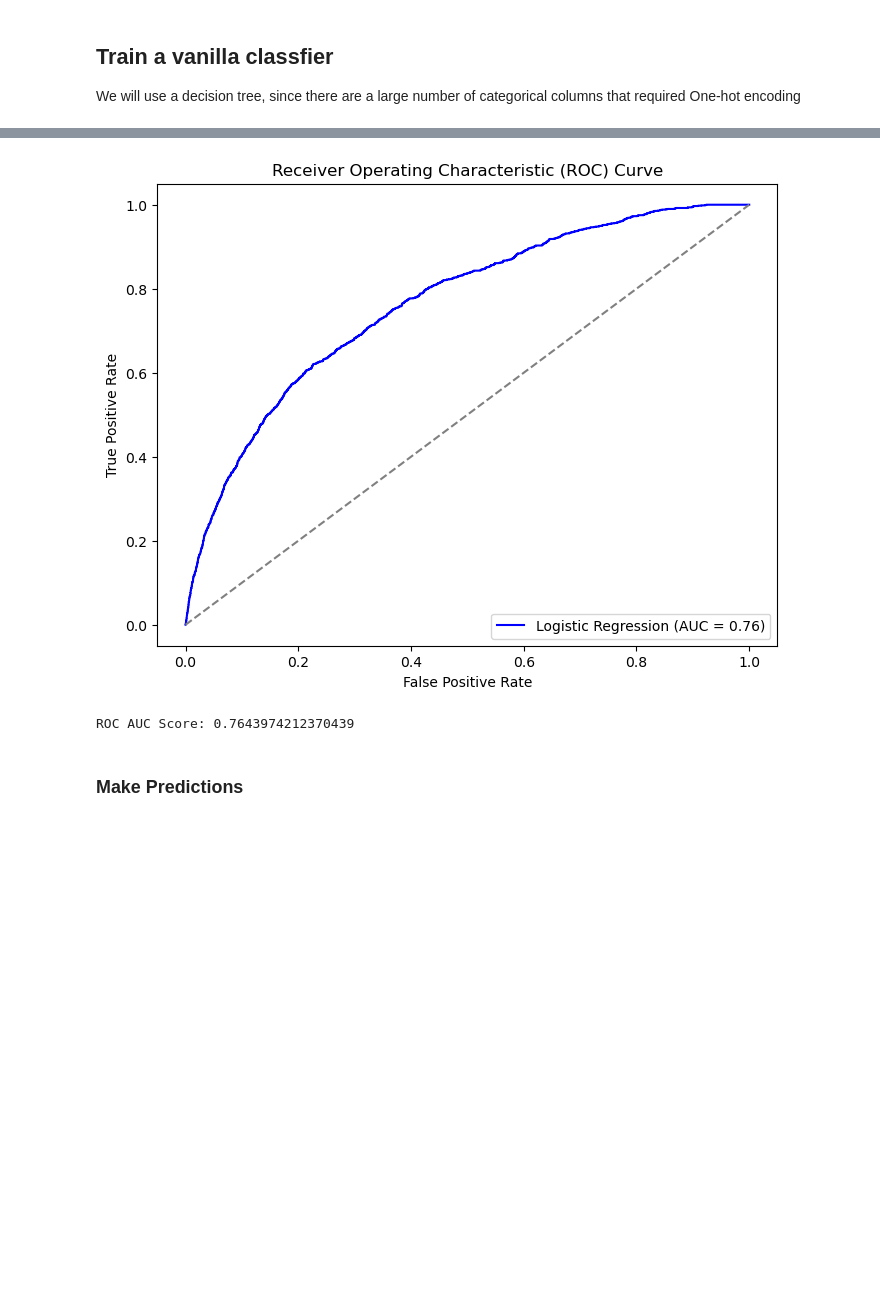
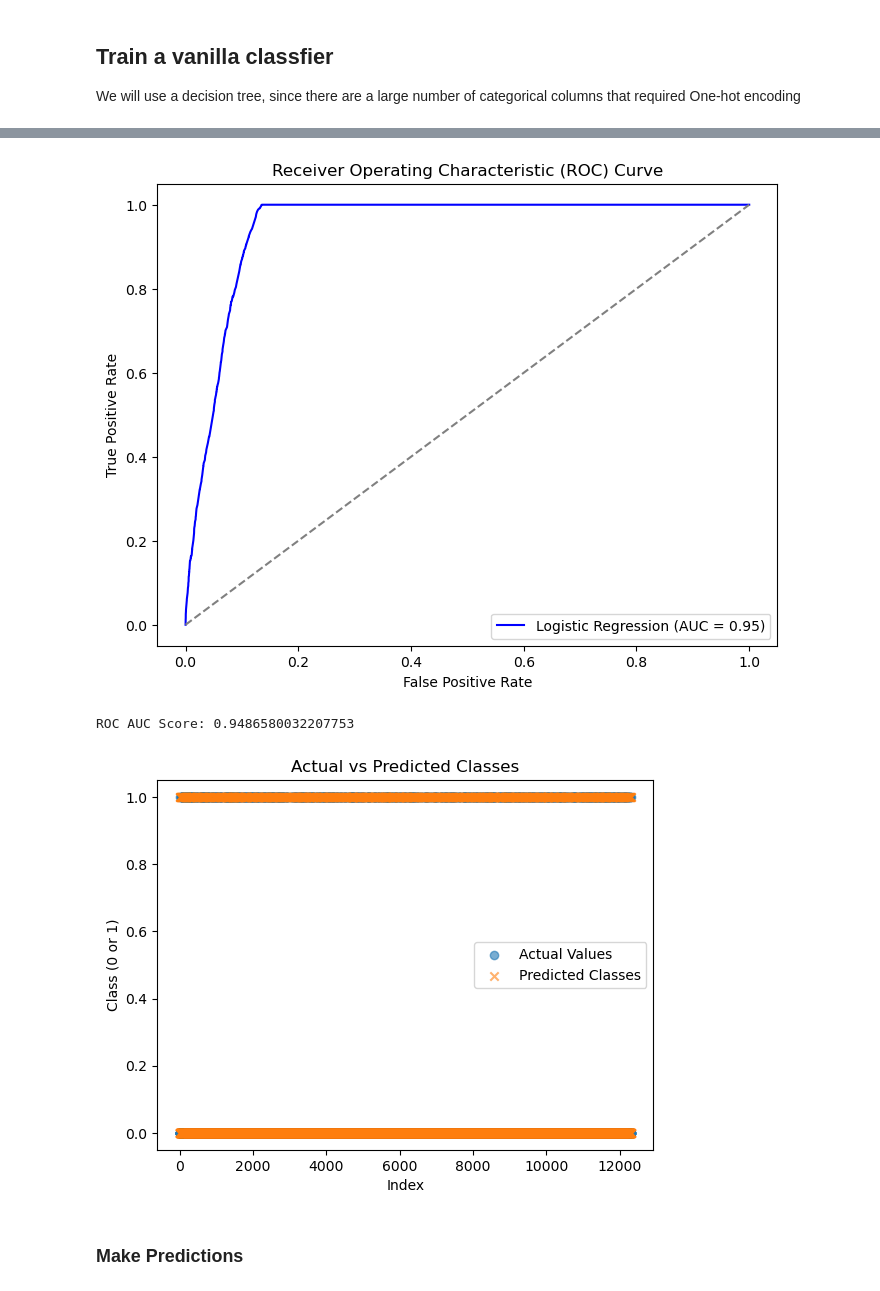
Before and after one commit to omendez930/Terry-Traffic-Stops-Phase3, a Jupyter notebook: index.ipynb, the cells around one changed output, grey strips where cells are left out. Saved outputs shown, nothing was run; the diff lists cells and outputs as text; code cells hidden in the pictures; blank space fills up the shorter version.

```diff
--- a/index.ipynb
+++ b/index.ipynb
@@ -109,3 +129,5 @@ Name: count, dtype: int64
 seattle_data['Arrest Flag'].isnull().sum()
 # %% [output]
 0
+# %%
+seattle_data['Arrest Flag'] = seattle_data['Arrest Flag'].map({"Y": 1, "N": 0})
@@ -145,8 +226,8 @@ plt.show()
 ### This heatmap will help identify the strength and direction of relationships between numerical features, which can highlight potential predictors.
 * Since there are only a handful of continuous variables, we will need to encoded the categorical variables and find a correlation to the target
 # %%
-features = ['Subject Age Group', 'Weapon Type', 'Officer YOB','Officer Gender', 'Officer Race', 'Subject Perceived Race','Initial Call Type', 'Precinct']
-
+# features = ['Subject Age Group', 'Weapon Type', 'Officer YOB','Officer Gender', 'Officer Race', 'Subject Perceived Race','Initial Call Type', 'Precinct']
+features = ['Final Call Type','Stop Resolution','Subject Perceived Gender', 'Subject Perceived Race','Frisk Flag']
 feature_data = seattle_data[features]
 X = feature_data
 y = seattle_data['Arrest Flag']
@@ -267,4 +313,3 @@ Name: count, dtype: int64
 # %%
-X_train_categorical = X_train_categorical.replace('-',np.nan)
-X_test_categorical = X_test_categorical.replace('-', np.nan)
-X_train_categorical['subject_age_group'].isna().value_counts()
+X_train_categorical = X_train_categorical.replace(['None','-','N/A'],np.nan)
+X_test_categorical = X_test_categorical.replace(['None','-', 'N/A'], np.nan)
@@ -534,12 +467,12 @@ Name: arrest_flag, Length: 49244, dtype: object
 # %%
-lab_c = LabelEncoder()
+# lab_c = LabelEncoder()
 
-y_train_encoded = lab_c.fit_transform(y_train)
+# y_train_encoded = lab_c.fit_transform(y_train)
 
-y_test_encoded = lab_c.transform(y_test)
+# y_test_encoded = lab_c.transform(y_test)
 
-y_train_encoded_series = pd.Series(y_train_encoded, index=y_train.index, name=y_train.name)
+# y_train_encoded_series = pd.Series(y_train_encoded, index=y_train.index, name=y_train.name)
 
-y_test_encoded_series = pd.Series(y_test_encoded, index=y_test.index, name=y_test.name)
+# y_test_encoded_series = pd.Series(y_test_encoded, index=y_test.index, name=y_test.name)
 
-y_train_encoded_series
+# y_train_encoded_series
@@ -726,19 +716,31 @@ array([0.12691232, 0.13506893, 0.04778955, ..., 0.16523355, 0.28163928,
 # %%
 # Plot the ROC curve
 plt.figure(figsize=(8, 6))
 plt.plot(false_positive, true_positive, color='blue', label=f'Logistic Regression (AUC = {roc_auc:.2f})')
 plt.plot([0, 1], [0, 1], color='gray', linestyle='--')  # Diagonal line for random classifier
 plt.xlabel('False Positive Rate')
 plt.ylabel('True Positive Rate')
 plt.title('Receiver Operating Characteristic (ROC) Curve')
 plt.legend(loc="lower right")
 plt.show()
 
 # Display AUC score
 print("ROC AUC Score:", roc_auc)
+
+
+y_pred_classes = (y_predict > 0.5).astype(int)  # Convert probabilities to class labels (0 or 1)
+
+plt.scatter(range(len(y_test_encoded_series)), y_test_encoded_series, label='Actual Values', marker='o', alpha=0.6)
+plt.scatter(range(len(y_pred_classes)), y_pred_classes, label='Predicted Classes', marker='x', alpha=0.6)
+plt.xlabel('Index')
+plt.ylabel('Class (0 or 1)')
+plt.title('Actual vs Predicted Classes')
+plt.legend()
+plt.show()
 # %% [output]
-[figure, old version]
+[figure, new version]
-ROC AUC Score: 0.7643974212370439
+ROC AUC Score: 0.9486580032207753
+[figure, added]
 # %%
 y_test_encoded_series.to_csv('./data/y_test.csv')
 # %%
```
Also changed, not shown: parts of 56 cells of this notebook, 2 other files.
